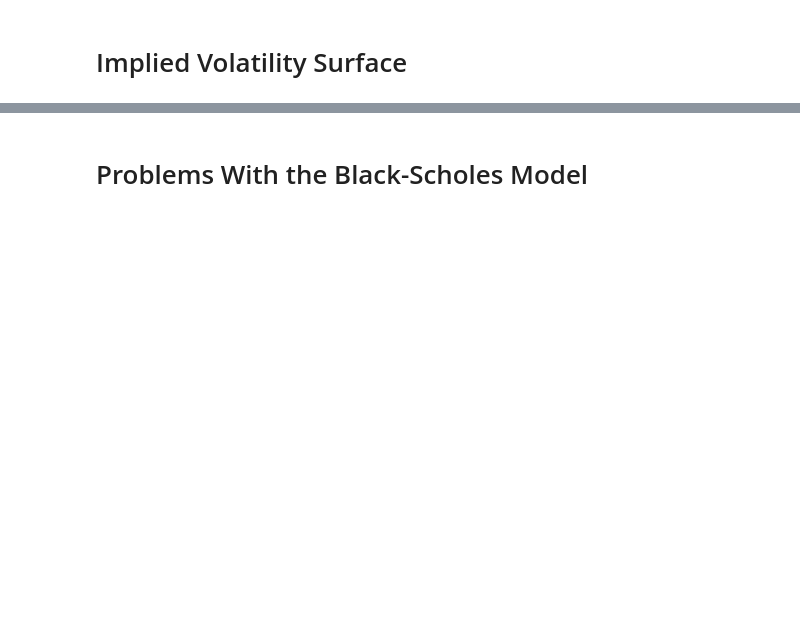
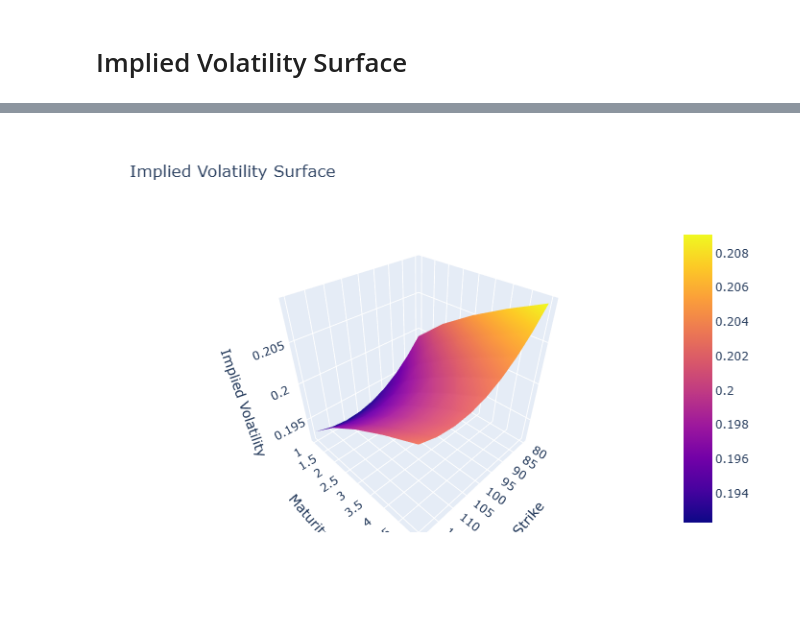
Before and after one commit to JG2507RWBC/implied_volatility_surface, a Jupyter notebook: implied_vol.ipynb, the cells around one changed output, grey strips where cells are left out. Saved outputs shown, nothing was run; the diff lists cells and outputs as text; code cells hidden in the pictures; blank space fills up the shorter version.

```diff
--- a/implied_vol.ipynb
+++ b/implied_vol.ipynb
@@ -235,7 +239,7 @@ import yfinance as yf
 import scipy.stats as sc
 import plotly.io as pio
 import datetime
-pio.renderers.default = "iframe_connected"
+pio.renderers.default = "png"
 import plotly.graph_objects as go
 
 from scipy.optimize import brentq
@@ -337,3 +340,2 @@ implied_vol_surface(data)
+[figure, added]
-# %% [markdown]
-# Problems With the Black-Scholes Model
 # %% [markdown]
```
Also changed, not shown: parts of 3 cells of this notebook.
